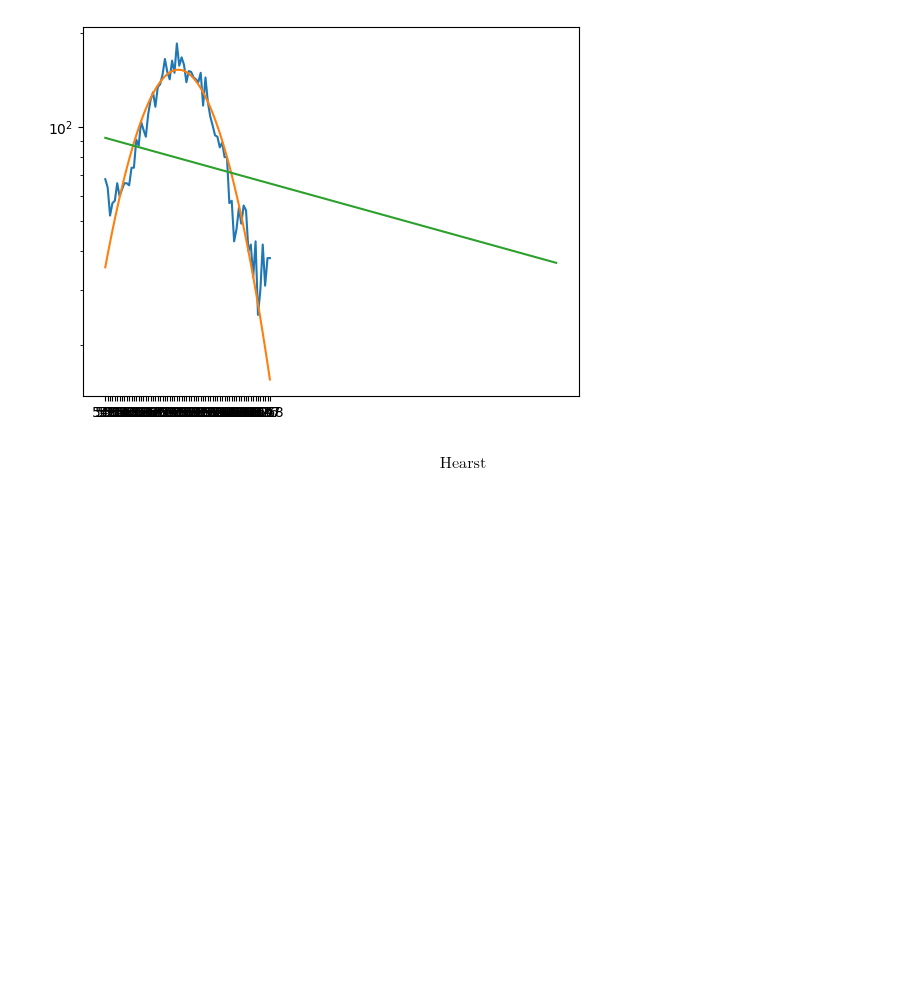
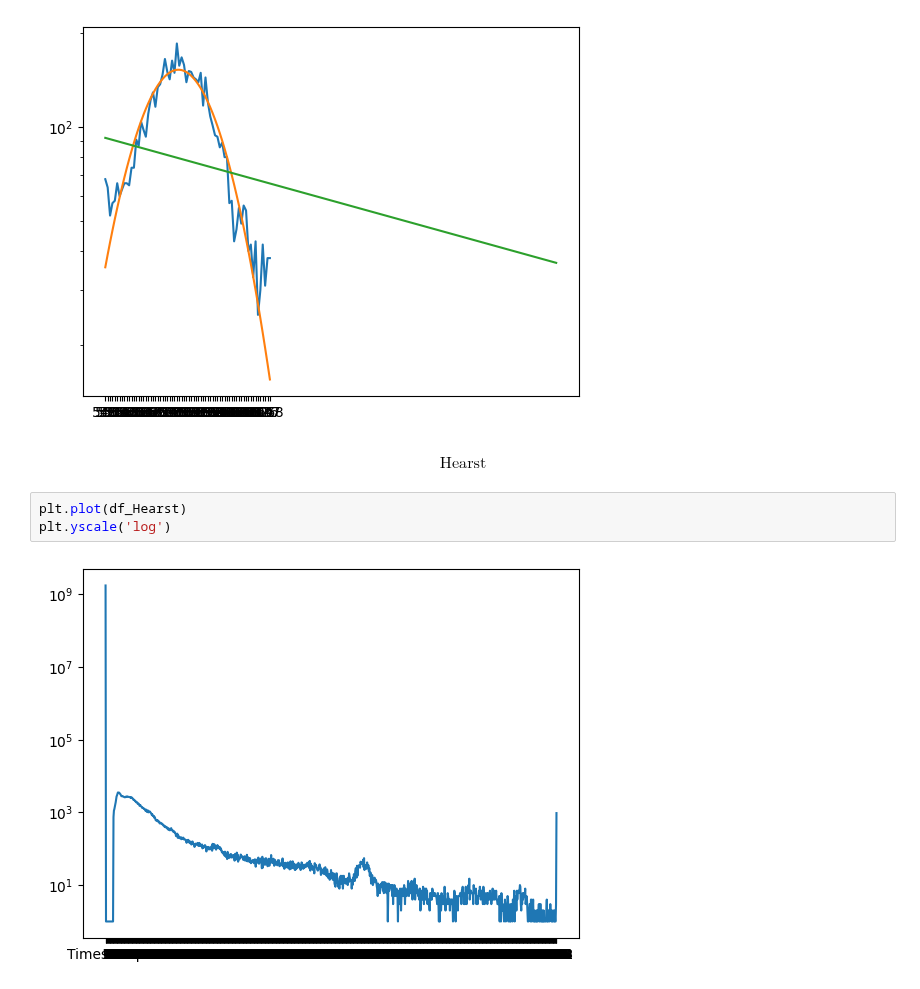
Before and after one commit to Gish-Sky/E11_LabWork, a Jupyter notebook: Spectroscopy Analysis copy.ipynb, the cells around one changed output. Saved outputs shown, nothing was run; the diff lists cells and outputs as text; blank space fills up the shorter version.

Commit message:
hearst done

```diff
--- a/Spectroscopy Analysis copy.ipynb
+++ b/Spectroscopy Analysis copy.ipynb
@@ -674,3 +674,8 @@ number of counts for Cs137 = -2631.14481690008
 [figure]
 # %% [markdown]
 $$\text{Hearst}$$
+# %%
+plt.plot(df_Hearst)
+plt.yscale('log')
+# %% [output]
+[figure, added]
```
Also changed, not shown: parts of 2 cells of this notebook.
